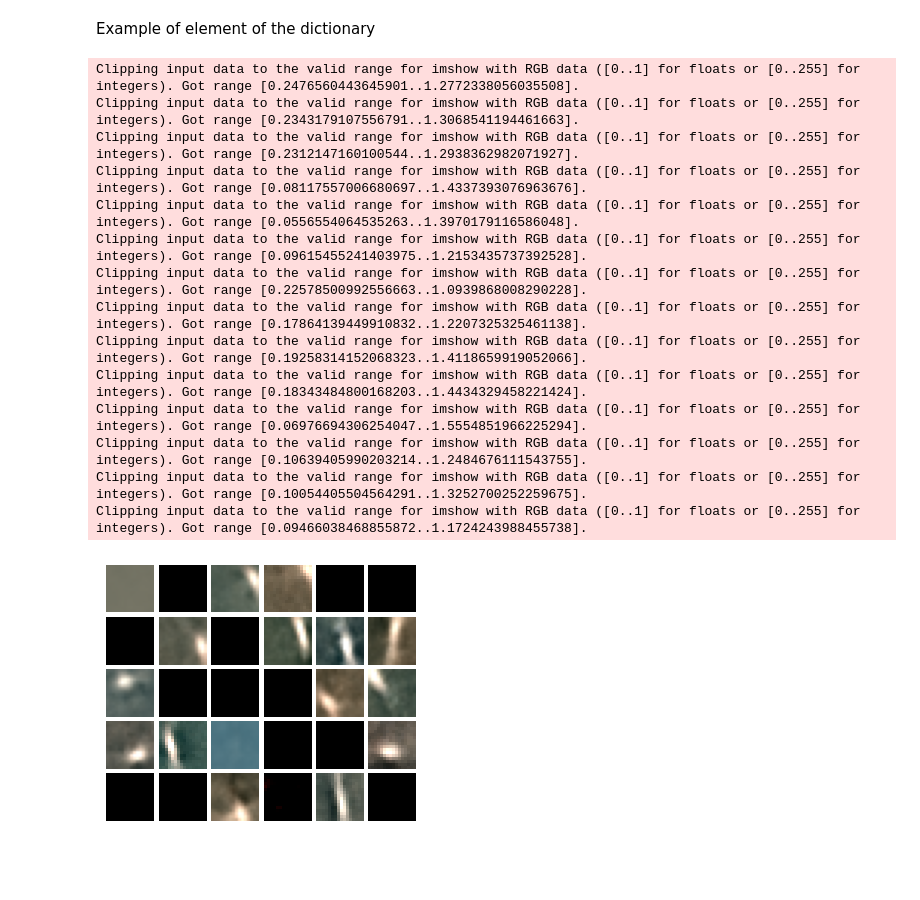
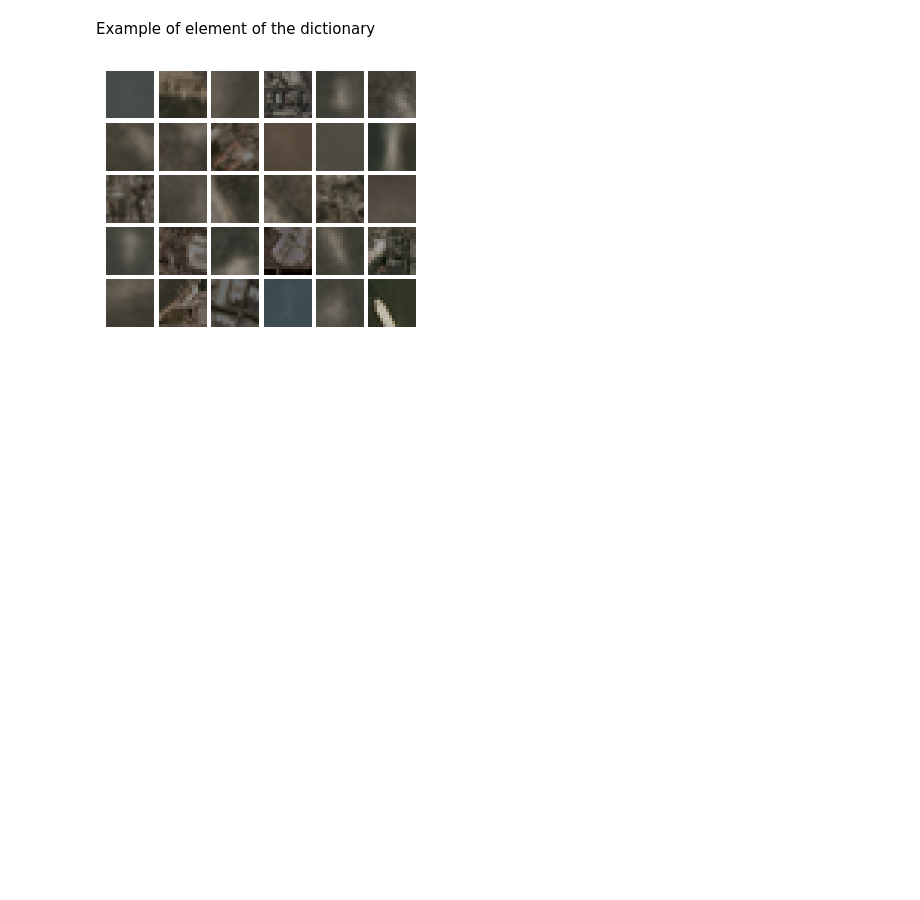
Before and after one commit to IAntoineV/Dictionary-Learning, a Jupyter notebook: src/experiments/boat_detection.ipynb, the cells around one changed output. Cells and saved outputs as stored; diff of their text form; code cells hidden in the pictures; blank space fills up the shorter version.

```diff
--- a/src/experiments/boat_detection.ipynb
+++ b/src/experiments/boat_detection.ipynb
@@ -132,8 +132,8 @@ def get_own_implementation_dico():
 
     from src.dictionary.dictionary_algo import  DictionaryAlgoParallel
     m = patch_size[0] * patch_size[1]*3
-
-    dict_learner = DictionaryAlgoParallel(m=m, k=30, lbd=1e-6, dic_update_steps=500, use_cuda=False, dico_update="quick_update_cv_check", n_jobs=-1)
+    nb_atoms = 30
+    dict_learner = DictionaryAlgoParallel(m=m, k=nb_atoms, lbd=1e-2, dic_update_steps=2, use_cuda=False, dico_update="quick_update", n_jobs=-1, verbose=True)
 
     from tqdm import tqdm
     from itertools import cycle
@@ -150,7 +150,9 @@ def get_own_implementation_dico():
                 data = np.array([next(infinite_loader) for _ in range(self.batch_size)])
                 yield torch.from_numpy(data).float()
 
-    x_training = FiniteGenerator(x_background_preprocessing, 20*len(x_boat_preprocessing), batch_size=32)
+    x_training = FiniteGenerator(x_background_preprocessing, 4*len(x_boat_preprocessing), batch_size=32)
+    dict_learner.D = torch.tensor(torch.from_numpy(x_background_preprocessing[:nb_atoms].T), dtype=torch.float)
+    dict_learner.D.to(dict_learner.device)
     dict_learner.fit(x_training)
     return dict_learner
 def get_sklearn_implementation_dico():
@@ -189,3 +170,6 @@ Converged (small dictionary change) at step 192/940
+# %%
+#dict_learner = get_sklearn_implementation_dico()
+dict_learner = get_own_implementation_dico()
 # %%
 def make_prediction(X,infos_preprocessing, dict_learner):
     weights_encoded = dict_learner.transform(X)
@@ -288,20 +272,6 @@ Example of element of the dictionary
 # %%
 dico = dict_learner.components_
 x_transformed = postprocessing(dico, infos_boat_preprocessing)
-plot_image_grid(12*x_transformed, 6)
+plot_image_grid(8*x_transformed, 6)
 # %% [output]
-Clipping input data to the valid range for imshow with RGB data ([0..1] for floats or [0..255] for integers). Got range [0.2476560443645901..1.2772338056035508].
-Clipping input data to the valid range for imshow with RGB data ([0..1] for floats or [0..255] for integers). Got range [0.2343179107556791..1.3068541194461663].
-Clipping input data to the valid range for imshow with RGB data ([0..1] for floats or [0..255] for integers). Got range [0.2312147160100544..1.2938362982071927].
-Clipping input data to the valid range for imshow with RGB data ([0..1] for floats or [0..255] for integers). Got range [0.08117557006680697..1.4337393076963676].
-Clipping input data to the valid range for imshow with RGB data ([0..1] for floats or [0..255] for integers). Got range [0.0556554064535263..1.3970179116586048].
-Clipping input data to the valid range for imshow with RGB data ([0..1] for floats or [0..255] for integers). Got range [0.09615455241403975..1.2153435737392528].
-Clipping input data to the valid range for imshow with RGB data ([0..1] for floats or [0..255] for integers). Got range [0.22578500992556663..1.0939868008290228].
-Clipping input data to the valid range for imshow with RGB data ([0..1] for floats or [0..255] for integers). Got range [0.17864139449910832..1.2207325325461138].
-Clipping input data to the valid range for imshow with RGB data ([0..1] for floats or [0..255] for integers). Got range [0.19258314152068323..1.4118659919052066].
-Clipping input data to the valid range for imshow with RGB data ([0..1] for floats or [0..255] for integers). Got range [0.18343484800168203..1.4434329458221424].
-Clipping input data to the valid range for imshow with RGB data ([0..1] for floats or [0..255] for integers). Got range [0.06976694306254047..1.5554851966225294].
-Clipping input data to the valid range for imshow with RGB data ([0..1] for floats or [0..255] for integers). Got range [0.10639405990203214..1.2484676111543755].
-Clipping input data to the valid range for imshow with RGB data ([0..1] for floats or [0..255] for integers). Got range [0.10054405504564291..1.3252700252259675].
-Clipping input data to the valid range for imshow with RGB data ([0..1] for floats or [0..255] for integers). Got range [0.09466038468855872..1.1724243988455738].
-[figure, old version]
+[figure, new version]
```
Also changed, not shown: parts of 2 cells of this notebook, 3 other files.
